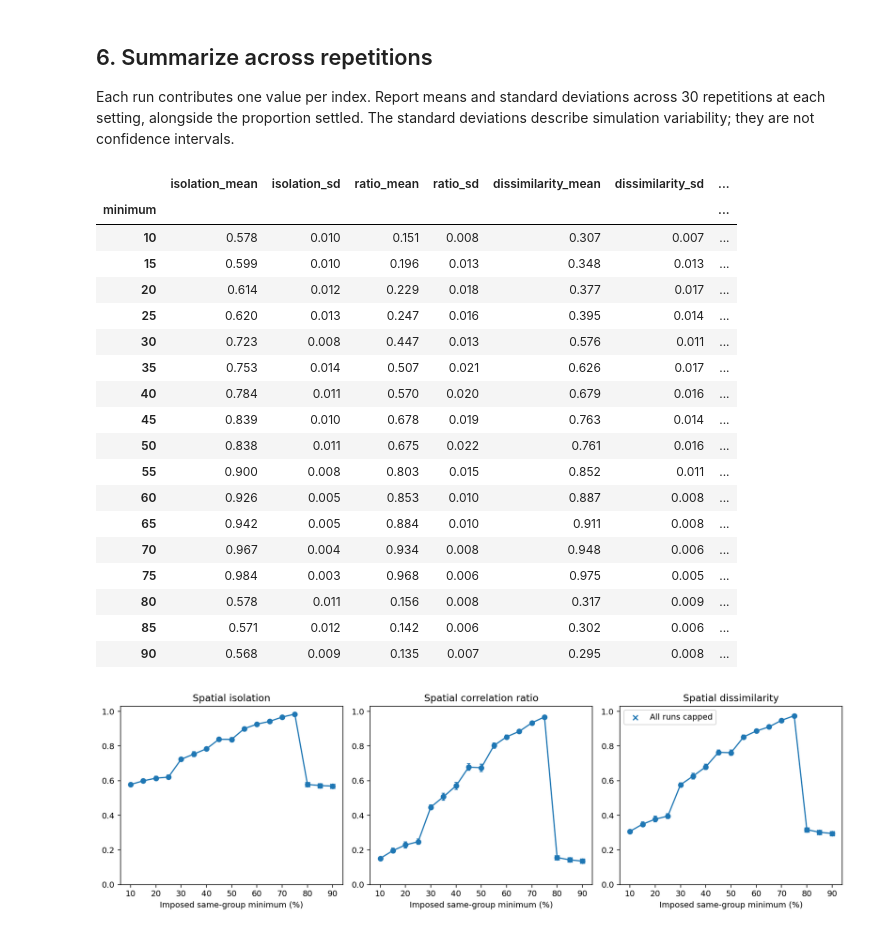
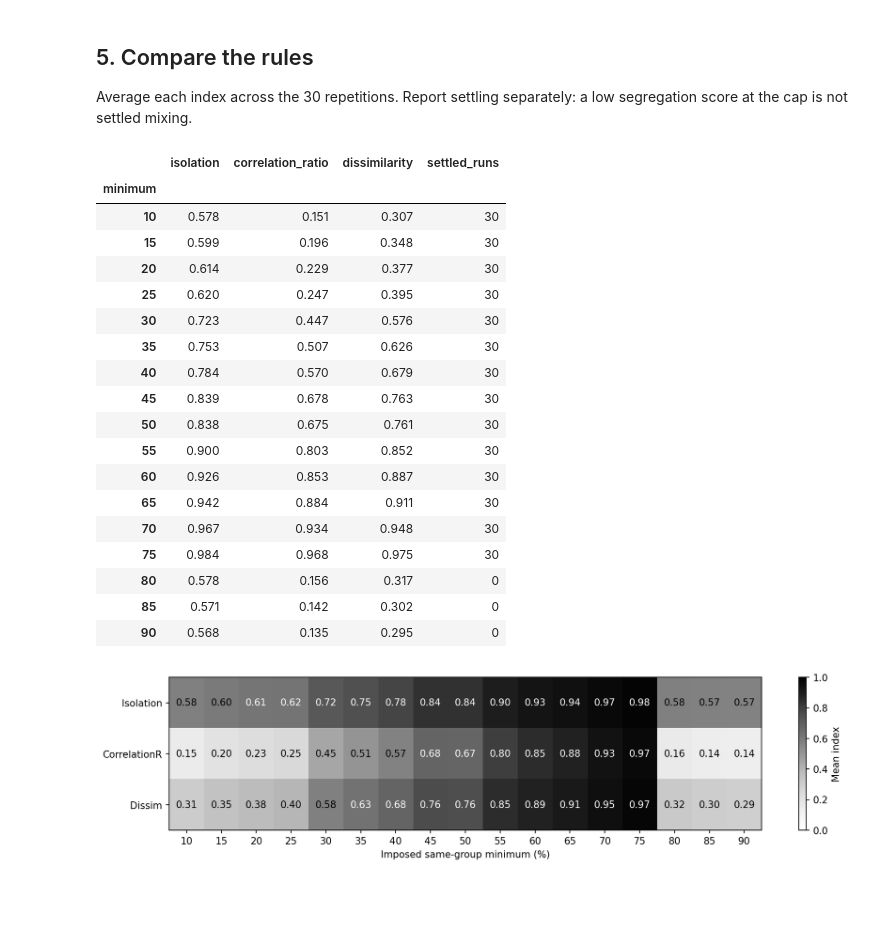
Before and after one commit to DACSS-Complexity/s6_From_Micromotives_to_Macrobehavior, a Jupyter notebook: exercise/02_Spatial_Clustering_PySAL.ipynb, the cells around one changed output. Drawn from its saved outputs; the diff is of its cells as text; code cells hidden in the pictures; blank space fills up the shorter version.

```diff
--- a/exercise/02_Spatial_Clustering_PySAL.ipynb
+++ b/exercise/02_Spatial_Clustering_PySAL.ipynb
@@ -52,8 +45,11 @@ For each endpoint, join citizens to the complete grid, construct the population
 # %%
 records = []
+benchmark_positions = {}
 for r in run_summary.sort_values('run').itertuples():
     filename = f'positions-run-{int(r.run)}-tick-{int(r.ticks)}.csv'
     positions = pd.read_csv(BASE_URL + filename)
+    if r.minimum in [10, 30]:
+        benchmark_positions[int(r.run)] = positions
     g = grid.merge(positions[['x', 'y', 'group']], on=['x', 'y'], how='left', sort=False)
     g['total'] = g.group.notna().astype(int)
     g['focal'] = g.group.eq(0).astype(int)
@@ -62,51 +58,50 @@ for r in run_summary.sort_values('run').itertuples():
         correlation_ratio=CorrelationR(g, 'focal', 'total', w=w).statistic,
         dissimilarity=Dissim(g, 'focal', 'total', w=w).statistic))
 spatial = pd.DataFrame(records)
-spatial.head()
 # %% [markdown]
-## 6. Summarize across repetitions
-Each run contributes one value per index. Report means and standard deviations across 30 repetitions at each setting, alongside the proportion settled. The standard deviations describe simulation variability; they are not confidence intervals.
+## 5. Compare the rules
+Average each index across the 30 repetitions. Report settling separately: a low segregation score at the cap is not settled mixing.
 # %%
 summary = spatial.groupby('minimum').agg(
-    isolation_mean=('isolation', 'mean'), isolation_sd=('isolation', 'std'),
-    ratio_mean=('correlation_ratio', 'mean'), ratio_sd=('correlation_ratio', 'std'),
-    dissimilarity_mean=('dissimilarity', 'mean'), dissimilarity_sd=('dissimilarity', 'std'),
-    settled_share=('settled', 'mean'))
+    isolation=('isolation', 'mean'),
+    correlation_ratio=('correlation_ratio', 'mean'),
+    dissimilarity=('dissimilarity', 'mean'),
+    settled_runs=('settled', 'sum'))
 summary.round(3)
 # %% [output]
-|  | isolation_mean | isolation_sd | ratio_mean | ratio_sd | dissimilarity_mean | dissimilarity_sd | ... |
-| minimum |  |  |  |  |  |  | ... |
-| 10 | 0.578 | 0.010 | 0.151 | 0.008 | 0.307 | 0.007 | ... |
-| 15 | 0.599 | 0.010 | 0.196 | 0.013 | 0.348 | 0.013 | ... |
-| 20 | 0.614 | 0.012 | 0.229 | 0.018 | 0.377 | 0.017 | ... |
-| 25 | 0.620 | 0.013 | 0.247 | 0.016 | 0.395 | 0.014 | ... |
-| 30 | 0.723 | 0.008 | 0.447 | 0.013 | 0.576 | 0.011 | ... |
-| 35 | 0.753 | 0.014 | 0.507 | 0.021 | 0.626 | 0.017 | ... |
-| 40 | 0.784 | 0.011 | 0.570 | 0.020 | 0.679 | 0.016 | ... |
-| 45 | 0.839 | 0.010 | 0.678 | 0.019 | 0.763 | 0.014 | ... |
-| 50 | 0.838 | 0.011 | 0.675 | 0.022 | 0.761 | 0.016 | ... |
-| 55 | 0.900 | 0.008 | 0.803 | 0.015 | 0.852 | 0.011 | ... |
-| 60 | 0.926 | 0.005 | 0.853 | 0.010 | 0.887 | 0.008 | ... |
-| 65 | 0.942 | 0.005 | 0.884 | 0.010 | 0.911 | 0.008 | ... |
-| 70 | 0.967 | 0.004 | 0.934 | 0.008 | 0.948 | 0.006 | ... |
-| 75 | 0.984 | 0.003 | 0.968 | 0.006 | 0.975 | 0.005 | ... |
-| 80 | 0.578 | 0.011 | 0.156 | 0.008 | 0.317 | 0.009 | ... |
-| 85 | 0.571 | 0.012 | 0.142 | 0.006 | 0.302 | 0.006 | ... |
-| 90 | 0.568 | 0.009 | 0.135 | 0.007 | 0.295 | 0.008 | ... |
+|  | isolation | correlation_ratio | dissimilarity | settled_runs |
+| minimum |  |  |  |  |
+| 10 | 0.578 | 0.151 | 0.307 | 30 |
+| 15 | 0.599 | 0.196 | 0.348 | 30 |
+| 20 | 0.614 | 0.229 | 0.377 | 30 |
+| 25 | 0.620 | 0.247 | 0.395 | 30 |
+| 30 | 0.723 | 0.447 | 0.576 | 30 |
+| 35 | 0.753 | 0.507 | 0.626 | 30 |
+| 40 | 0.784 | 0.570 | 0.679 | 30 |
+| 45 | 0.839 | 0.678 | 0.763 | 30 |
+| 50 | 0.838 | 0.675 | 0.761 | 30 |
+| 55 | 0.900 | 0.803 | 0.852 | 30 |
+| 60 | 0.926 | 0.853 | 0.887 | 30 |
+| 65 | 0.942 | 0.884 | 0.911 | 30 |
+| 70 | 0.967 | 0.934 | 0.948 | 30 |
+| 75 | 0.984 | 0.968 | 0.975 | 30 |
+| 80 | 0.578 | 0.156 | 0.317 | 0 |
+| 85 | 0.571 | 0.142 | 0.302 | 0 |
+| 90 | 0.568 | 0.135 | 0.295 | 0 |
 # %%
-fig, axes = plt.subplots(1, 3, figsize=(13, 4))
-for ax, mean, sd, title in zip(axes,
-        ['isolation_mean', 'ratio_mean', 'dissimilarity_mean'],
-        ['isolation_sd', 'ratio_sd', 'dissimilarity_sd'],
-        ['Spatial isolation', 'Spatial correlation ratio', 'Spatial dissimilarity']):
-    ax.errorbar(summary.index, summary[mean], yerr=summary[sd],
-                fmt='o-', capsize=2)
-    capped = summary.index[summary.settled_share.eq(0)]
-    ax.scatter(capped, summary.loc[capped, mean], marker='x',
-               label='All runs capped')
-    ax.set(title=title, xlabel='Imposed same-group minimum (%)', ylim=(0, 1.03))
-axes[-1].legend()
+values = summary[['isolation', 'correlation_ratio', 'dissimilarity']].T
+fig, ax = plt.subplots(figsize=(12, 3))
+heatmap = ax.imshow(values, vmin=0, vmax=1, cmap='Greys', aspect='auto')
+ax.set_xticks(range(len(values.columns)), values.columns)
+ax.set_yticks(range(3), ['Isolation', 'CorrelationR', 'Dissim'])
+ax.set_xlabel('Imposed same-group minimum (%)')
+for row in range(3):
+    for column in range(len(values.columns)):
+        value = values.iloc[row, column]
+        ax.text(column, row, f'{value:.2f}', ha='center', va='center',
+                color='white' if value > 0.6 else 'black')
+fig.colorbar(heatmap, ax=ax, label='Mean index')
 fig.tight_layout()
 plt.show()
 # %% [output]
-[figure, old version]
+[figure, new version]
```
Also changed, not shown: parts of 11 cells of this notebook, 4 other files.
